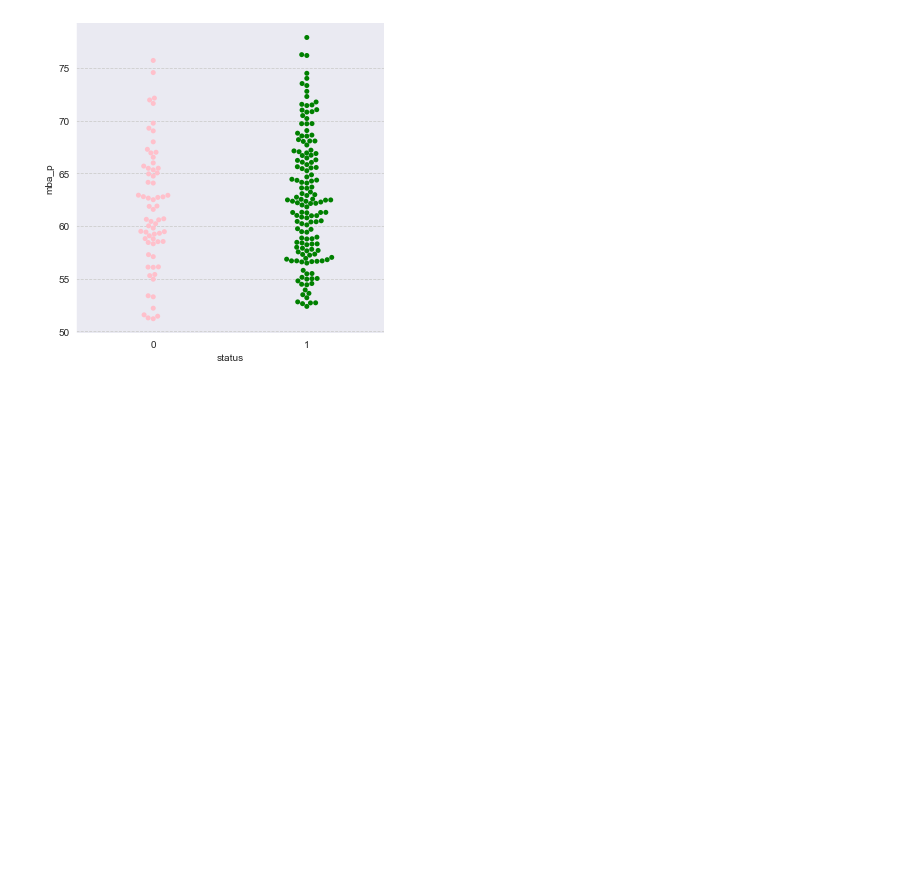
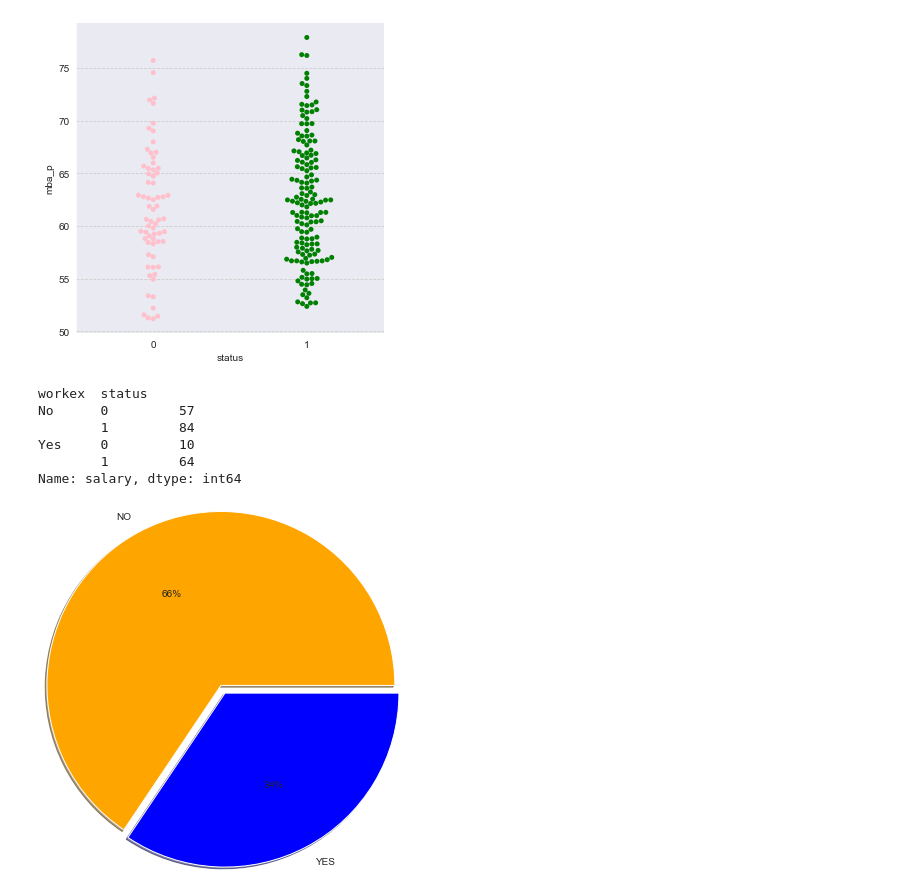
Before and after one commit to Andy666Fox/TINY_DS_PROJECTS, a Jupyter notebook: Placement_prediction/main_res.ipynb, the cells around one changed output. Saved outputs shown, nothing was run; the diff lists cells and outputs as text; code cells hidden in the pictures; blank space fills up the shorter version.

```diff
--- a/Placement_prediction/main_res.ipynb
+++ b/Placement_prediction/main_res.ipynb
@@ -115,3 +115,19 @@ sns.catplot(x='status', y='mba_p', data=df, kind='swarm', palette=['pink', 'gree
 [figure]
 [figure]
 [figure]
+# %%
+df.groupby(['workex', 'status']).count()['salary']
+# %% [output]
+workex  status
+No      0         57
+        1         84
+Yes     0         10
+        1         64
+Name: salary, dtype: int64
+# %%
+out_df = pd.DataFrame(df.groupby('workex')['workex'].count())
+colors = ['orange', 'blue']
+plt.pie(out_df['workex'], labels=['NO', 'YES'], autopct='%.0f%%', colors=colors, radius=2, explode=(0, 0.1), shadow=True)
+plt.show()
+# %% [output]
+[figure, added]
```
Also changed, not shown: parts of 1 cell of this notebook.
